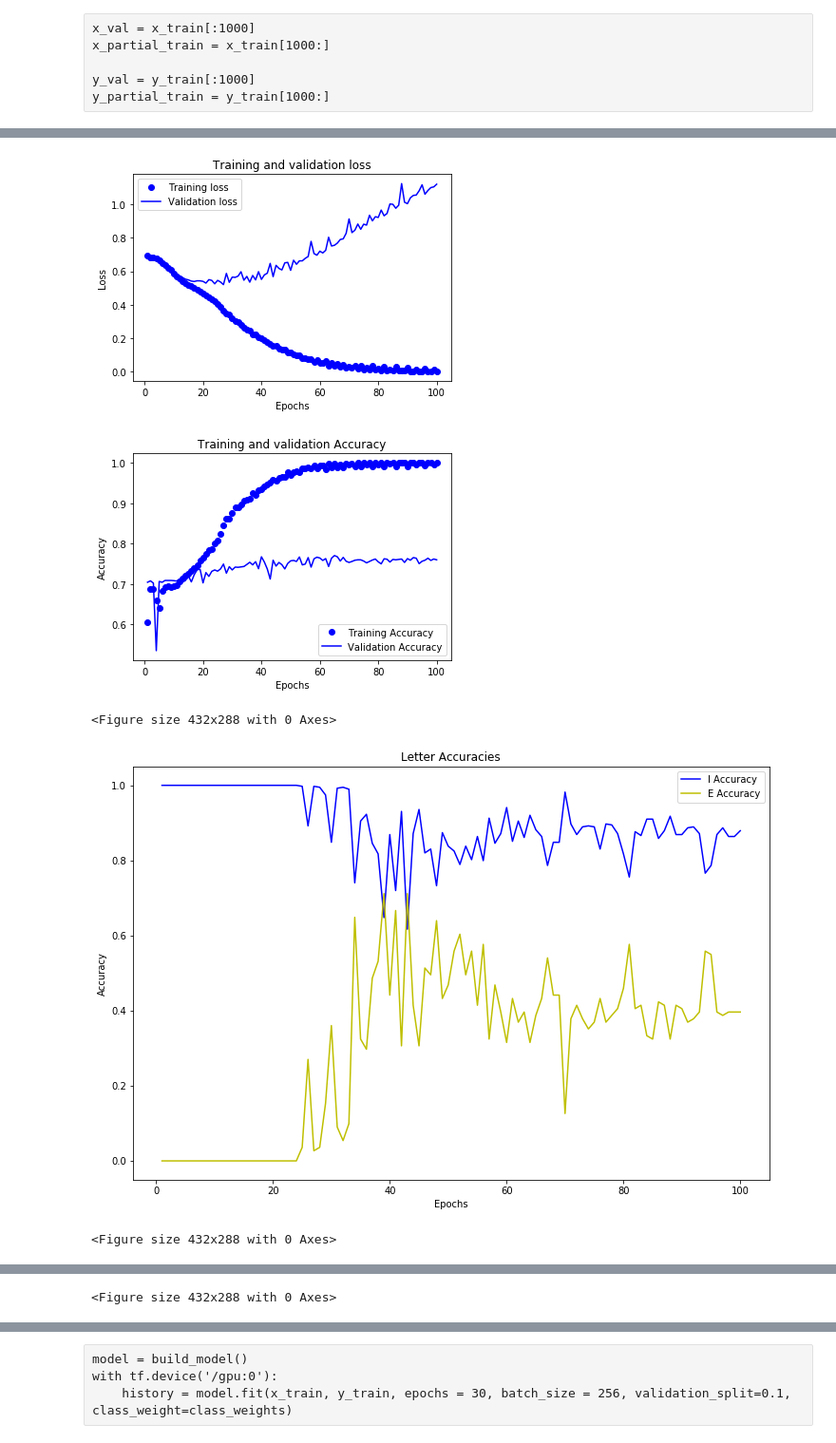
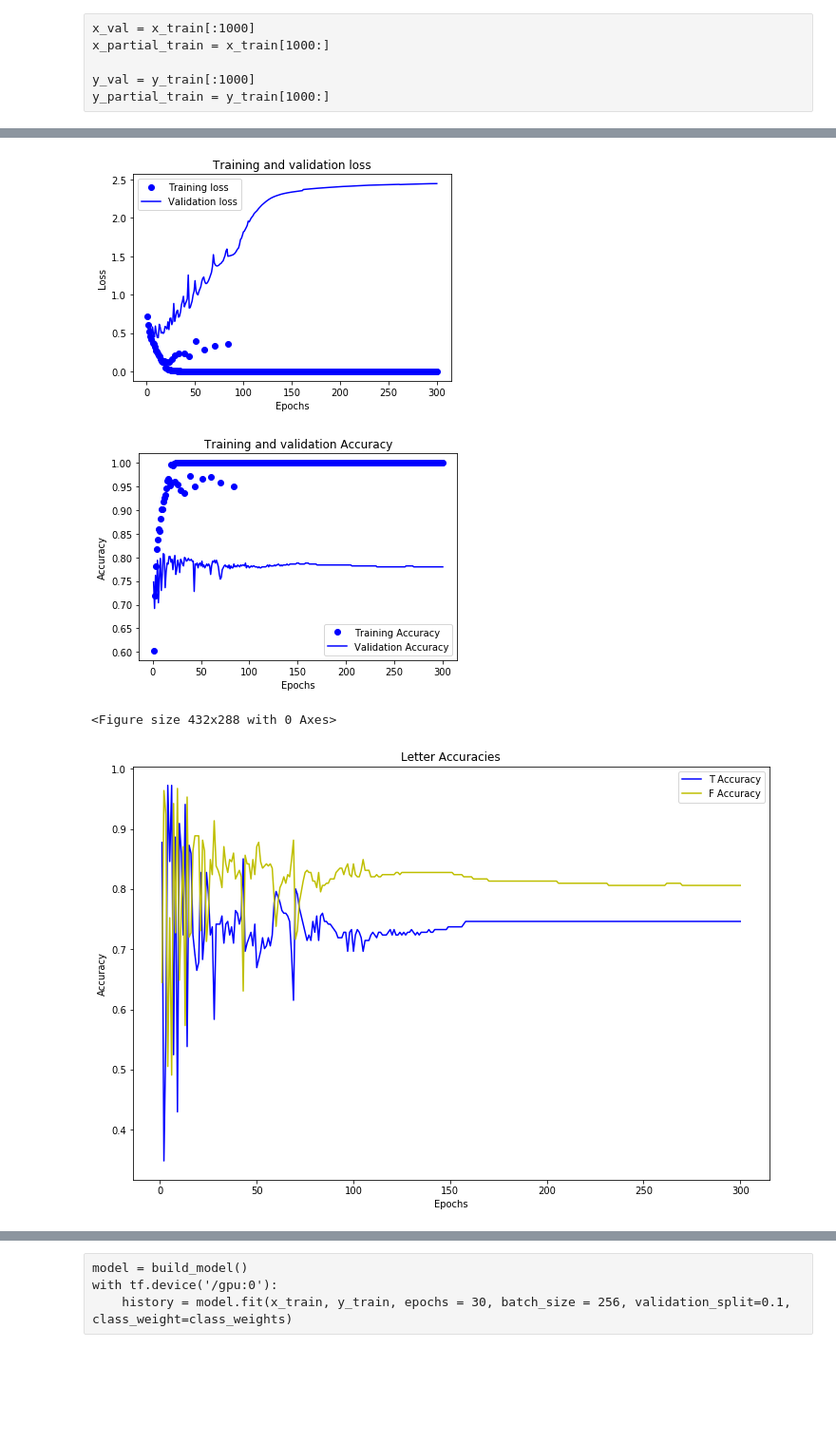
Before and after one commit to PaulKMandal/MBTI-Prediction, a Jupyter notebook: MBTI-Predictor.ipynb, the cells around one changed output, grey strips where cells are left out. Shown: that part at 95% size. Cells and saved outputs as stored; diff of their text form; code cells hidden in the pictures; blank space fills up the shorter version.

```diff
--- a/MBTI-Predictor.ipynb
+++ b/MBTI-Predictor.ipynb
@@ -234,7 +227,9 @@ x_partial_train = x_train[1000:]
 y_val = y_train[:1000]
 y_partial_train = y_train[1000:]
 # %%
-class_weights = [{0:1, 1:8}, {0:1, 1:6.24}, {0:1, 1:1.18}, {0:1, 1:0.65}]
+#These are for full label prediction
+#class_weights = [{0:1, 1:8}, {0:1, 1:6.24}, {0:1, 1:1.18}, {0:1, 1:0.65}]
+class_weights = {0:1, 1:1.18}
 # %%
 # FEED FORWARD MODEL
 from keras import models
@@ -243,9 +238,9 @@ from keras.regularizers import l2
 import tensorflow as tf
 def build_model():
     model = models.Sequential()
-    model.add(layers.Dense(16, activation='relu', input_shape = (10000,)))
-    model.add(layers.Dense(16, activation='relu'))
-    model.add(layers.Dense(4, activation='sigmoid'))
+    model.add(layers.Dense(32, activation='relu', input_shape = (10000,)))
+    model.add(layers.Dense(32, activation='relu'))
+    model.add(layers.Dense(1, activation='sigmoid'))
     model.compile(optimizer = 'rmsprop',
                   loss = 'binary_crossentropy',
                   metrics = ['acc'])
@@ -370,6 +401,10 @@ class True_eval(Callback):
 model = build_model()
 with tf.device('/gpu:0'):
     true_metrics = True_eval((x_val, y_val))
-    history = model.fit(partial_x_train, partial_y_train, validation_data= (x_val, y_val), epochs = 100, batch_size = 512, class_weight=class_weights, callbacks=[true_metrics])
+    history = model.fit(partial_x_train, partial_y_train,
+                        validation_data= (x_val, y_val),
+                        epochs = 300, batch_size = 512,
+                        class_weight=class_weights,
+                        callbacks=[true_metrics])
 # %% [output]
 Train on 7175 samples, validate on 500 samples
@@ -405,73 +440,35 @@ plt.plot(epochs, train_loss, 'bo', label='Training loss')
 plt.plot(epochs, val_loss, 'b', label='Validation loss')
 plt.title('Training and validation loss')
 plt.xlabel('Epochs')
 plt.ylabel('Loss')
 plt.legend()
 
 plt.show()
 
 plt.clf()
 
 plt.plot(epochs, train_acc, 'bo', label='Training Accuracy')
 plt.plot(epochs, val_acc, 'b', label='Validation Accuracy')
 plt.title('Training and validation Accuracy')
 plt.xlabel('Epochs')
 plt.ylabel('Accuracy')
 plt.legend()
 
 plt.show()
 
 plt.clf()
 
 plt.figure(figsize=(12,8))
-plt.plot(epochs, true_metrics.i_accuracy, 'b', label='I Accuracy')
-plt.plot(epochs, true_metrics.e_accuracy, 'y', label='E Accuracy')
+plt.plot(epochs, true_metrics.i_accuracy, 'b', label='T Accuracy')
+plt.plot(epochs, true_metrics.e_accuracy, 'y', label='F Accuracy')
 plt.title('Letter Accuracies')
 plt.xlabel('Epochs')
 plt.ylabel('Accuracy')
 plt.legend()
 
 plt.show()
-
-
-plt.clf()
-
-plt.figure(figsize=(12,8))
-plt.plot(epochs, true_metrics.n_accuracy, 'r', label='N Accuracy')
-plt.plot(epochs, true_metrics.s_accuracy, 'b', label='S Accuracy')
-plt.title('Letter Accuracies')
-plt.xlabel('Epochs')
-plt.ylabel('Accuracy')
-plt.legend()
-
-plt.show()
-
-plt.clf()
-
-plt.figure(figsize=(12,8))
-plt.plot(epochs, true_metrics.t_accuracy, 'b', label='T Accuracy')
-plt.plot(epochs, true_metrics.f_accuracy, 'y', label='F Accuracy')
-plt.title('Letter Accuracies')
-plt.xlabel('Epochs')
-plt.ylabel('Accuracy')
-plt.legend()
-
-plt.show()
-
-plt.clf()
-
-plt.figure(figsize=(12,8))
-plt.plot(epochs, true_metrics.j_accuracy, 'b', label='J Accuracy')
-plt.plot(epochs, true_metrics.p_accuracy, 'y', label='P Accuracy')
-plt.title('Letter Accuracies')
-plt.xlabel('Epochs')
-plt.ylabel('Accuracy')
-plt.legend()
-
-plt.show()
 # %% [output]
-[figure, old version]
+[figure, new version]
-[figure, old version]
+[figure, new version]
 <Figure size 432x288 with 0 Axes>
-[figure, old version]
+[figure, new version]
-<Figure size 432x288 with 0 Axes>
@@ -479 +474,0 @@ plt.show()
-<Figure size 432x288 with 0 Axes>
```
Also changed, not shown: parts of 15 cells of this notebook, 1 other file.
